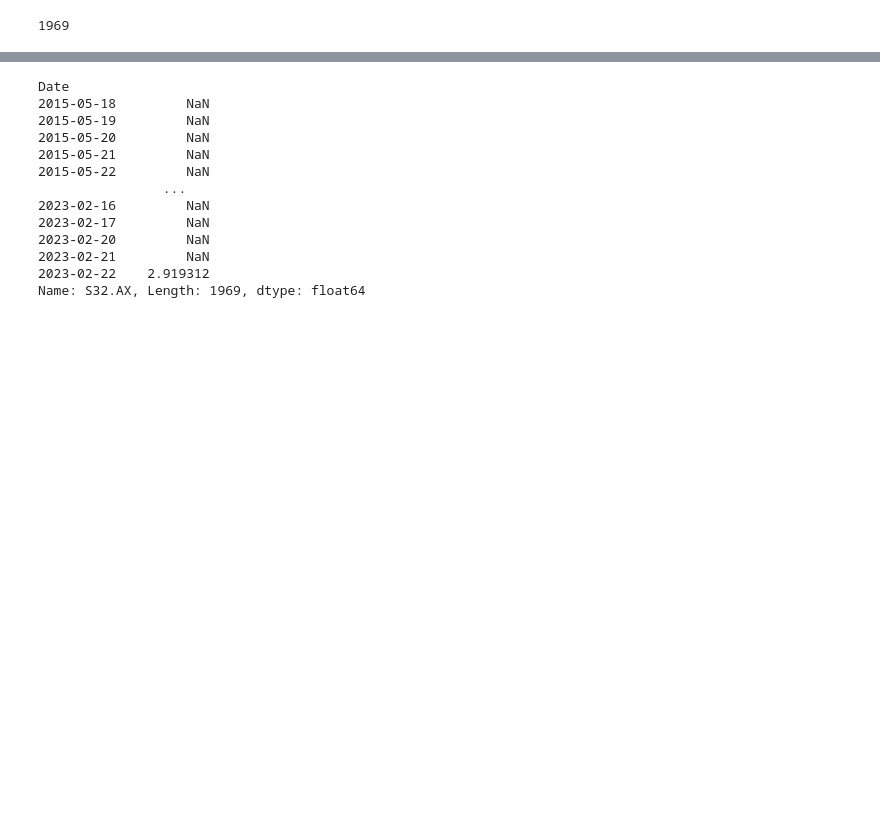
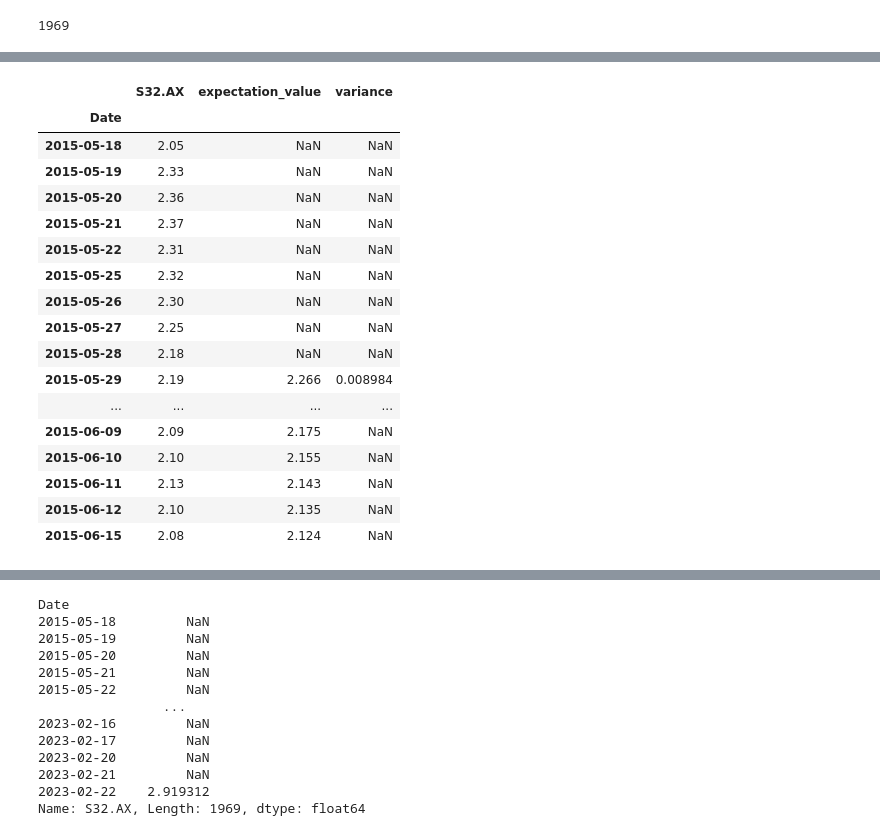
Before and after one commit to ShaunBrentnall/Market-Analysis, a Jupyter notebook: correlation.ipynb, the cells around one changed output, grey strips where cells are left out. Cells and saved outputs as stored; diff of their text form; code cells hidden in the pictures; blank space fills up the shorter version.

```diff
--- a/correlation.ipynb
+++ b/correlation.ipynb
@@ -794,3 +807,6 @@ df["deviation"] = ((df["S32.AX"] - df["expectation_value"])**2).rolling(min_peri
 len(df)
 # %% [output]
 1969
+# %%
+price_sery["variance"] = np.nan
+price_sery
@@ -797 +828,25 @@ len(df)
+# %%
+for i in range(9, 1): #range(len(price_sery)):
+    price_sery["variance"][i] = ((price_sery["S32.AX"][i-9 : i + 1] - price_sery["expectation_value"][i]) ** 2).sum() / 10
+
+price_sery.head(20)
+# %% [output]
+|  | S32.AX | expectation_value | variance |
+| Date |  |  |  |
+| 2015-05-18 | 2.05 | NaN | NaN |
+| 2015-05-19 | 2.33 | NaN | NaN |
+| 2015-05-20 | 2.36 | NaN | NaN |
+| 2015-05-21 | 2.37 | NaN | NaN |
+| 2015-05-22 | 2.31 | NaN | NaN |
+| 2015-05-25 | 2.32 | NaN | NaN |
+| 2015-05-26 | 2.30 | NaN | NaN |
+| 2015-05-27 | 2.25 | NaN | NaN |
+| 2015-05-28 | 2.18 | NaN | NaN |
+| 2015-05-29 | 2.19 | 2.266 | 0.008984 |
+| ... | ... | ... | ... |
+| 2015-06-09 | 2.09 | 2.175 | NaN |
+| 2015-06-10 | 2.10 | 2.155 | NaN |
+| 2015-06-11 | 2.13 | 2.143 | NaN |
+| 2015-06-12 | 2.10 | 2.135 | NaN |
+| 2015-06-15 | 2.08 | 2.124 | NaN |
 # %%
```
Also changed, not shown: parts of 8 cells of this notebook.
